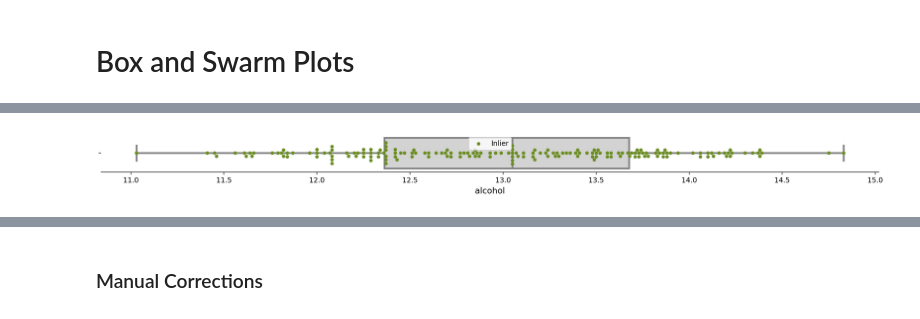
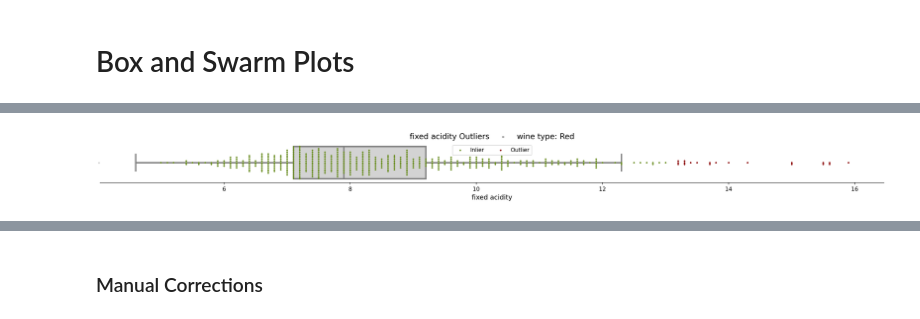
Before and after one commit to sam-tritto/outliers-and-anomalies, a Jupyter notebook: Wine_Quality_Outlier_and_Anomaly.ipynb, the cells around one changed output, grey strips where cells are left out. Saved outputs shown, nothing was run; the diff lists cells and outputs as text; code cells hidden in the pictures.

```diff
--- a/Wine_Quality_Outlier_and_Anomaly.ipynb
+++ b/Wine_Quality_Outlier_and_Anomaly.ipynb
@@ -203,0 +271,6 @@ df
+# %%
+# The list of variables to group by
+group_by_cols = ['wine type']
+
+df = df.groupby(group_by_cols, group_keys=False).apply(conditional_outlier_ensemble, col_list, std_threshold = 3, mod_std_threshold = 3.5, iqr_threshold = 1.5)
+df
@@ -306,0 +369,3 @@ df['anomaly_flag'] = np.where((df['total_anomaly'] >= anomaly_voting_threshold),
+# %%
+# How many anomaly algorithms were used
+anomaly_ensemble_length = len([c for c in df.columns if c.endswith('_anomaly')])
@@ -306,0 +532,11 @@ df['anomaly_flag'] = np.where((df['total_anomaly'] >= anomaly_voting_threshold),
+# %%
+# The list of variables to group by
+group_by_cols = ['wine type']
+
+df = df.groupby(group_by_cols, group_keys=False).apply(
+        detect_pyod_anomalies_group_wise,
+        col_list=col_list,
+        contamination=contamination,
+        anomaly_prob_threshold=anomaly_prob_threshold,
+        min_group_size=20
+    )
@@ -373,11 +741,57 @@ df.query("outlier_or_anomaly_flag == 'both'")
 # %%
-for metric in col_list:
-    plt.figure(figsize=(20,1))
-    sns.swarmplot(x = f'{metric}', data = df[df[f'{metric}_outlier']==0],  color=color_1, size=5, label='Inlier')
-    sns.boxplot(  x = f'{metric}', data = df, orient = 'h', color = 'lightgrey', showfliers = False, linewidth = 2.5)
-    sns.swarmplot(x = f'{metric}', data = df[df[f'{metric}_outlier']==1],  color=color_2, size=5, label='Outlier')
-    plt.legend(loc='upper center', ncols=3)
-    plt.xlabel(f'{metric}', size=12)
-    # plt.title(f'{metric} Outliers', size=16)
-    plt.show()
+# The sample size for inliers, when there are too many points the charts have issues
+sample_size = 500
+
+# Determine the groups to iterate over
+if not group_by_cols:
+    # If group_by_cols is empty, treat the entire DataFrame as one 'global' group
+    groups_to_plot = [("Global", df)]
+else:
+    # Get an iterable of (group_name, group_dataframe) tuples
+    groups_to_plot = []
+    for name, group_df in df.groupby(group_by_cols):
+        # Ensure 'name' is a tuple even for single grouping column
+        group_name_tuple = name if isinstance(name, tuple) else (name,)
+        groups_to_plot.append((group_name_tuple, group_df))
+
+# Outer loop: Iterate through each group
+for group_name_tuple, current_group_df in groups_to_plot:
+    # Create a string for the group title
+    if group_name_tuple == ("Global",):
+        group_title_str = "Global Data"
+    else:
+        # Join group column names with their values for a descriptive title
+        group_title_str = ", ".join([f"{col}: {val}" for col, val in zip(group_by_cols, group_name_tuple)])
+
+    print(f"Generating plots for group: {group_title_str} (N={len(current_group_df)} rows)")
+
+    # Inner loop: Iterate through each metric within the current group
+    for metric in col_list:
+        outlier_col_name = f'{metric}_outlier'
+
+        # Create a new figure for each plot
+        plt.figure(figsize=(20, 2))
+
+        # Separate inliers and outliers for the current metric WITHIN THIS GROUP
+        inliers = current_group_df[current_group_df[outlier_col_name] == 0]
+        outliers = current_group_df[current_group_df[outlier_col_name] == 1]
+
+        # Sample inliers
+        sampled_inliers = inliers.sample(n=sample_size, random_state=42)
+
+        # Plot sampled inliers
+        sns.swarmplot(x=f'{metric}', data=sampled_inliers, color=color_1, size=3, label='Inlier', ax=plt.gca())
+
+        # Plot the boxplot (this uses the full current group data)
+        sns.boxplot(x=f'{metric}', data=current_group_df, orient='h', color='lightgrey', showfliers=False, linewidth=2.5, ax=plt.gca())
+
+        # Plot all outliers
+        sns.swarmplot(x=f'{metric}', data=outliers, color=color_2, size=3, label='Outlier', ax=plt.gca())
+
+        plt.legend(loc='upper center', ncols=3)
+        plt.xlabel(f'{metric}', size=12)
+        # Update the title to include the current group information
+        plt.title(f'{metric} Outliers     -     {group_title_str}', size=14)
+        plt.tight_layout()
+        plt.show()
 # %% [output]
@@ -384 +799 @@ for metric in col_list:
-[figure, old version]
+[figure, new version]
```
Also changed, not shown: parts of 51 cells of this notebook.
